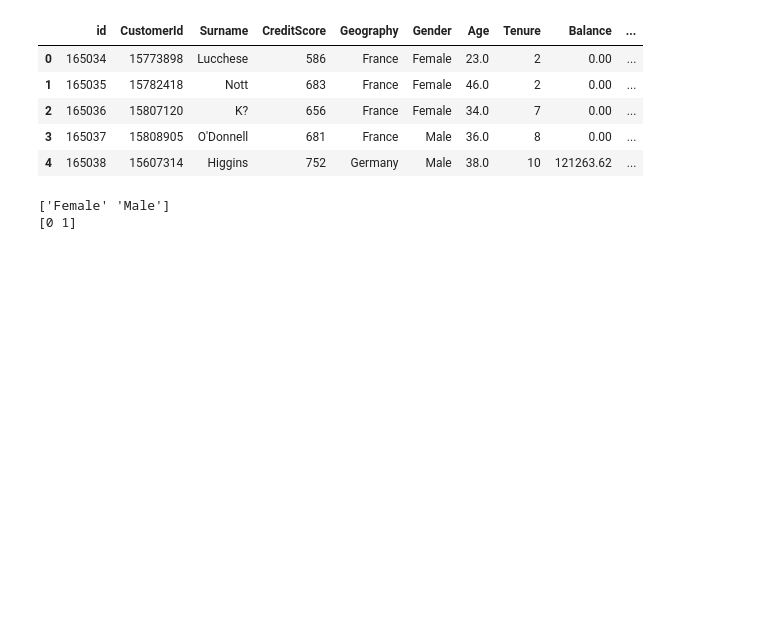
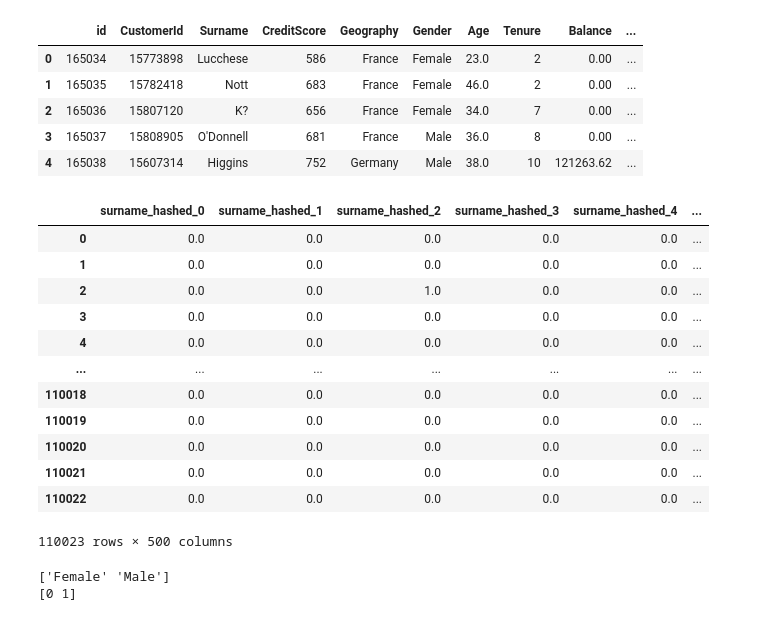
Before and after one commit to Ndraaa15/ML-Battle-Royale, a Jupyter notebook: Javier/bank-churn/machine-learning/ml3.ipynb, the cells around one changed output. Saved outputs shown, nothing was run; the diff lists cells and outputs as text; code cells hidden in the pictures; blank space fills up the shorter version.

```diff
--- a/Javier/bank-churn/machine-learning/ml3.ipynb
+++ b/Javier/bank-churn/machine-learning/ml3.ipynb
@@ -247,22 +227,32 @@ df_test.head()
 import pandas as pd
 from sklearn.feature_extraction import FeatureHasher
 
-# Sample data
-data = pd.DataFrame({'Surname': specified_surnames})
-
 # Initialize the FeatureHasher
-hasher = FeatureHasher(n_features=100, input_type='string')  # Adjust n_features as needed
+hasher = FeatureHasher(n_features=500, input_type='string')  # Adjust n_features as needed
 
 # Hash the 'Surname' column
-hashed_features = hasher.fit_transform(data['Surname'])
+hashed_features = hasher.fit_transform(df_test['Surname'].astype(str).apply(lambda x: [x]).values)
 
 # Convert hashed features to DataFrame
-hashed_features = pd.DataFrame(hashed_features.toarray(), columns=[f'surname_hashed_{i}' for i in range(100)])  # Adjust the range according to n_features
+hashed_features = pd.DataFrame(hashed_features.toarray(), columns=[f'surname_hashed_{i}' for i in range(500)])  # Adjust the range according to n_features
 
 # Concatenate hashed features with original DataFrame
-data = pd.concat([data, hashed_features], axis=1)
-
-# Drop the original 'Surname' column
-data.drop(columns=['Surname'], inplace=True)
+df_test = pd.concat([df_test, hashed_features], axis=1)
+# %%
+hashed_features
+# %% [output]
+|  | surname_hashed_0 | surname_hashed_1 | surname_hashed_2 | surname_hashed_3 | surname_hashed_4 | ... |
+| 0 | 0.0 | 0.0 | 0.0 | 0.0 | 0.0 | ... |
+| 1 | 0.0 | 0.0 | 0.0 | 0.0 | 0.0 | ... |
+| 2 | 0.0 | 0.0 | 1.0 | 0.0 | 0.0 | ... |
+| 3 | 0.0 | 0.0 | 0.0 | 0.0 | 0.0 | ... |
+| 4 | 0.0 | 0.0 | 0.0 | 0.0 | 0.0 | ... |
+| ... | ... | ... | ... | ... | ... | ... |
+| 110018 | 0.0 | 0.0 | 0.0 | 0.0 | 0.0 | ... |
+| 110019 | 0.0 | 0.0 | 0.0 | 0.0 | 0.0 | ... |
+| 110020 | 0.0 | 0.0 | 0.0 | 0.0 | 0.0 | ... |
+| 110021 | 0.0 | 0.0 | 0.0 | 0.0 | 0.0 | ... |
+| 110022 | 0.0 | 0.0 | 0.0 | 0.0 | 0.0 | ... |
+110023 rows × 500 columns
 # %%
 id = df_test['id']
```
Also changed, not shown: parts of 11 cells of this notebook, 1 other file.
